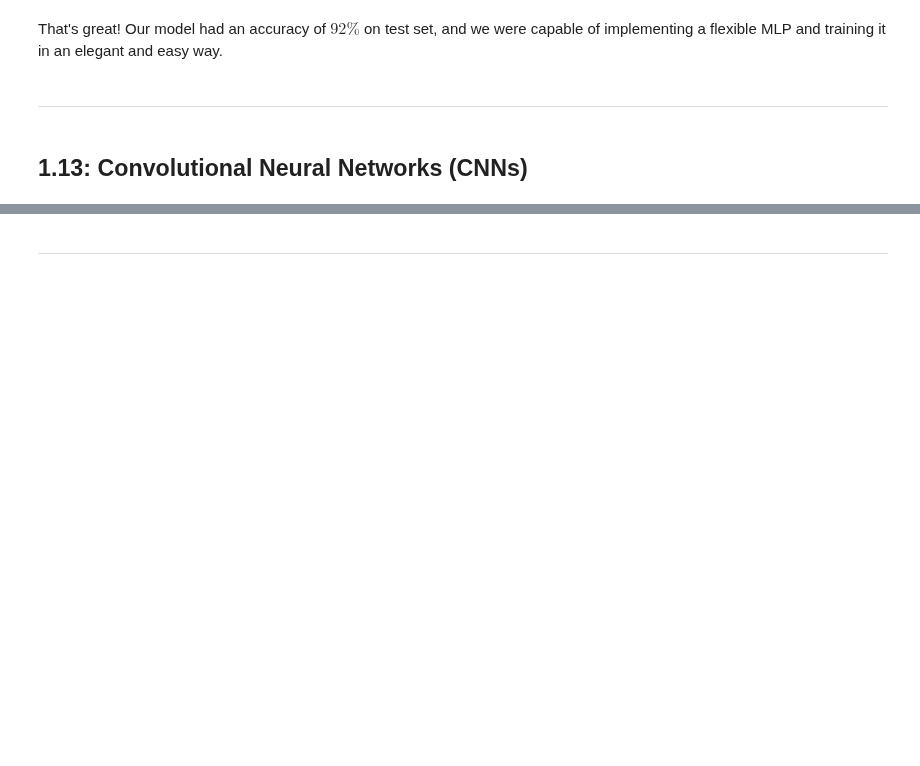
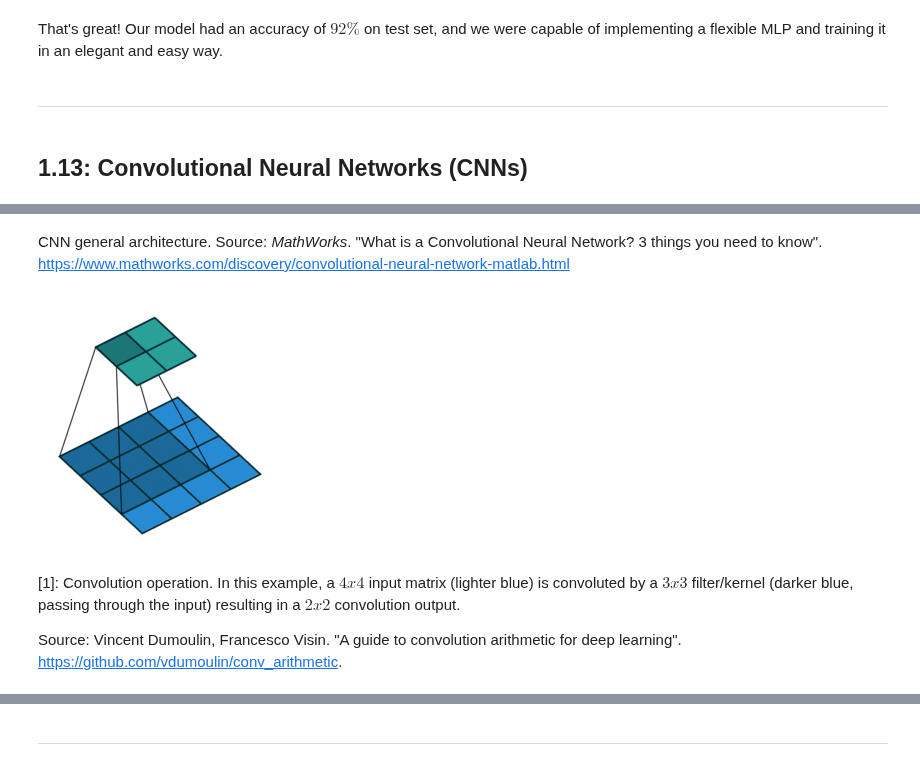
Before and after one commit to caiodeberaldini/pytorch-tutorial, a Jupyter notebook: pytorch-tutorial.ipynb, the cells around one changed output, grey strips where cells are left out. Cells and saved outputs as stored; diff of their text form; code cells hidden in the pictures; blank space fills up the shorter version.

```diff
--- a/pytorch-tutorial.ipynb
+++ b/pytorch-tutorial.ipynb
@@ -1296,0 +1313,10 @@ That's great! Our model had an accuracy of $92\%$ on test set, and we were capab
+# %% [markdown]
+CNN general architecture. Source: _MathWorks_. "What is a Convolutional Neural Network? 3 things you need to know". https://www.mathworks.com/discovery/convolutional-neural-network-matlab.html
+# %%
+Image(filename="assets/images/no_padding_no_strides.gif")
+# %% [output]
+[figure, added]
+# %% [markdown]
+[1]: Convolution operation. In this example, a $4x4$ input matrix (lighter blue) is convoluted by a $3x3$ filter/kernel (darker blue, passing through the input) resulting in a $2x2$ convolution output.
+
+Source: Vincent Dumoulin, Francesco Visin. "A guide to convolution arithmetic for deep learning". https://github.com/vdumoulin/conv_arithmetic.
```
Also changed, not shown: parts of 7 cells of this notebook.
